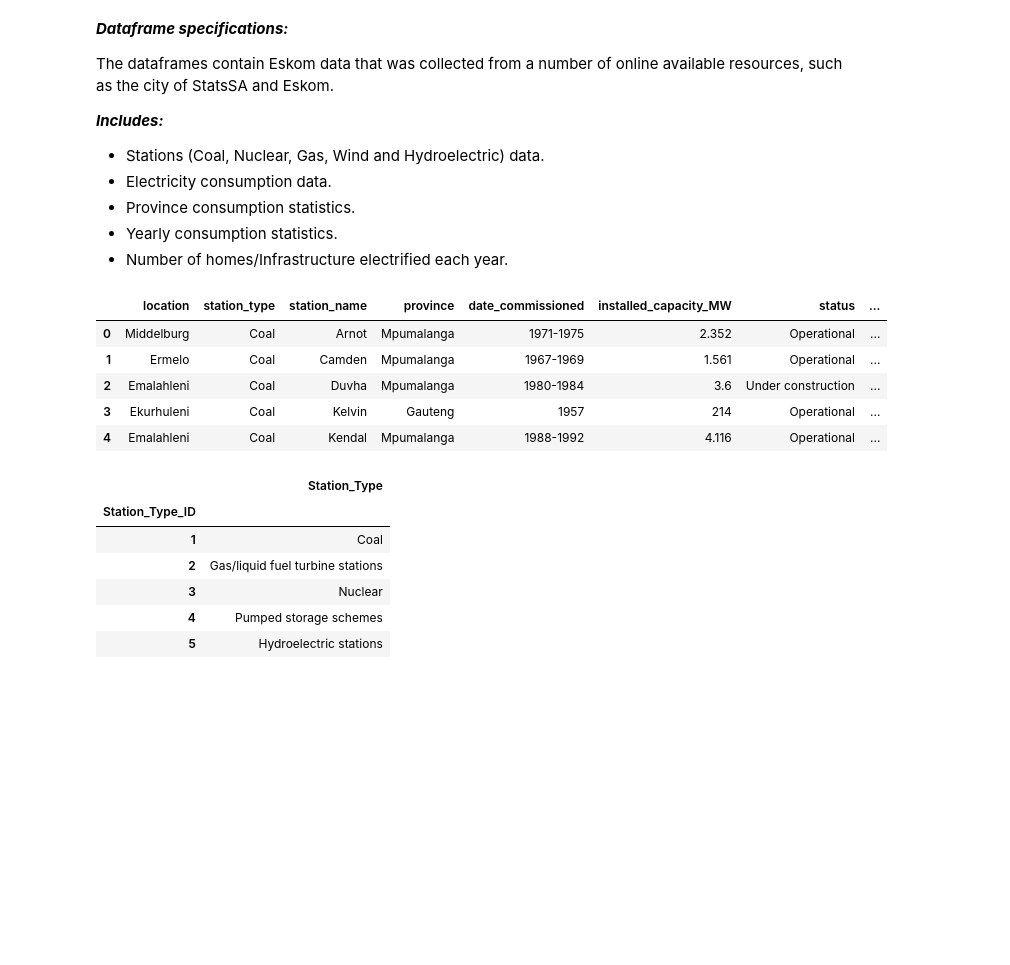
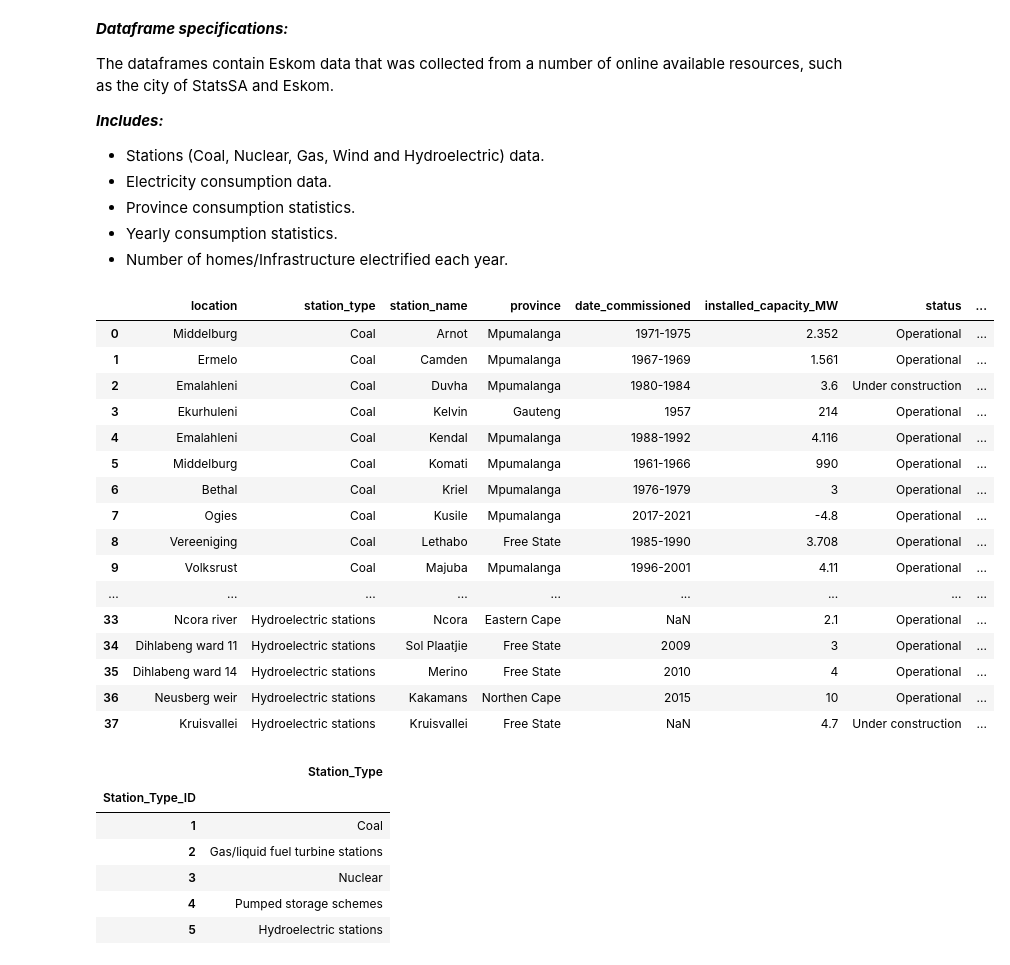
Before and after one commit to Kaekaefx/Group5_Gather_Predict, a Jupyter notebook: new_database.ipynb, the cells around one changed output. Cells and saved outputs as stored; diff of their text form; code cells hidden in the pictures; blank space fills up the shorter version.

Commit message:
Updated all stations table

```diff
--- a/new_database.ipynb
+++ b/new_database.ipynb
@@ -33,15 +33,54 @@ _**Includes:**_
 *   Province consumption statistics.
 *   Yearly consumption statistics.
 *   Number of homes/Infrastructure electrified each year.
-# %%
-all_stations_df.head()
-# %% [output]
-|  | location | station_type | station_name | province | date_commissioned | installed_capacity_MW | status | ... |
-| 0 | Middelburg | Coal | Arnot | Mpumalanga | 1971-1975 | 2.352 | Operational | ... |
-| 1 | Ermelo | Coal | Camden | Mpumalanga | 1967-1969 | 1.561 | Operational | ... |
-| 2 | Emalahleni | Coal | Duvha | Mpumalanga | 1980-1984 | 3.6 | Under construction | ... |
-| 3 | Ekurhuleni | Coal | Kelvin | Gauteng | 1957 | 214 | Operational | ... |
-| 4 | Emalahleni | Coal | Kendal | Mpumalanga | 1988-1992 | 4.116 | Operational | ... |
+# %%
+
+all_stations_df_updated = all_stations_df.copy()
+
+# fixing Tubatse row
+all_stations_df_updated['notes'][24] = 'Previously called Project Lima'
+all_stations_df_updated['planned_decommissioning_date'][24] = np.NaN
+all_stations_df_updated['operator '][24] = 'Eskom'
+all_stations_df_updated['coordinates '][24] = '25°07′51″S 29°49′24″E'
+all_stations_df_updated['status '][24] = 'Project on hold'
+all_stations_df_updated['installed_capacity_MW'][24] = 1500
+all_stations_df_updated['province'][24] = 'Limpopo'
+all_stations_df_updated['station_name'][24] = 'Tubatse'
+all_stations_df_updated['station_type'][24] = 'Pumped storage scheme'
+all_stations_df_updated['location'][24] = 'Roossenekal'
+
+#
+
+all_stations_df_updated['planned_decommissioning_date'][14] = 2025
+all_stations_df_updated['operator '][14] = 'City of Tshwane'
+all_stations_df_updated['coordinates '][14] = '25°33′21″S 28°14′18″E'
+all_stations_df_updated['status '][14] = 'Operational'
+all_stations_df_updated['installed_capacity_MW'][14] = 300
+all_stations_df_updated['date_commissioned'][14] = 1963
+all_stations_df_updated['province'][14] = 'Gauteng'
+all_stations_df_updated['station_name'][14] = 'Rooiwal'
+all_stations_df_updated['station_type'][14] = 'coal'
+all_stations_df_updated['location'][14] = 'Pretoria'
+
+all_stations_df_updated.head(50)
+# %% [output]
+|  | location | station_type | station_name | province | date_commissioned | installed_capacity_MW | status | ... |
+| 0 | Middelburg | Coal | Arnot | Mpumalanga | 1971-1975 | 2.352 | Operational | ... |
+| 1 | Ermelo | Coal | Camden | Mpumalanga | 1967-1969 | 1.561 | Operational | ... |
+| 2 | Emalahleni | Coal | Duvha | Mpumalanga | 1980-1984 | 3.6 | Under construction | ... |
+| 3 | Ekurhuleni | Coal | Kelvin | Gauteng | 1957 | 214 | Operational | ... |
+| 4 | Emalahleni | Coal | Kendal | Mpumalanga | 1988-1992 | 4.116 | Operational | ... |
+| 5 | Middelburg | Coal | Komati | Mpumalanga | 1961-1966 | 990 | Operational | ... |
+| 6 | Bethal | Coal | Kriel | Mpumalanga | 1976-1979 | 3 | Operational | ... |
+| 7 | Ogies | Coal | Kusile | Mpumalanga | 2017-2021 | -4.8 | Operational | ... |
+| 8 | Vereeniging | Coal | Lethabo | Free State | 1985-1990 | 3.708 | Operational | ... |
+| 9 | Volksrust | Coal | Majuba | Mpumalanga | 1996-2001 | 4.11 | Operational | ... |
+| ... | ... | ... | ... | ... | ... | ... | ... | ... |
+| 33 | Ncora river | Hydroelectric stations | Ncora | Eastern Cape | NaN | 2.1 | Operational | ... |
+| 34 | Dihlabeng ward 11 | Hydroelectric stations | Sol Plaatjie | Free State | 2009 | 3 | Operational | ... |
+| 35 | Dihlabeng ward 14 | Hydroelectric stations | Merino | Free State | 2010 | 4 | Operational | ... |
+| 36 | Neusberg weir | Hydroelectric stations | Kakamans | Northen Cape | 2015 | 10 | Operational | ... |
+| 37 | Kruisvallei | Hydroelectric stations | Kruisvallei | Free State | NaN | 4.7 | Under construction | ... |
 # %%
 station_type_df.head()
 # %% [output]
```
Also changed, not shown: parts of 8 cells of this notebook.
